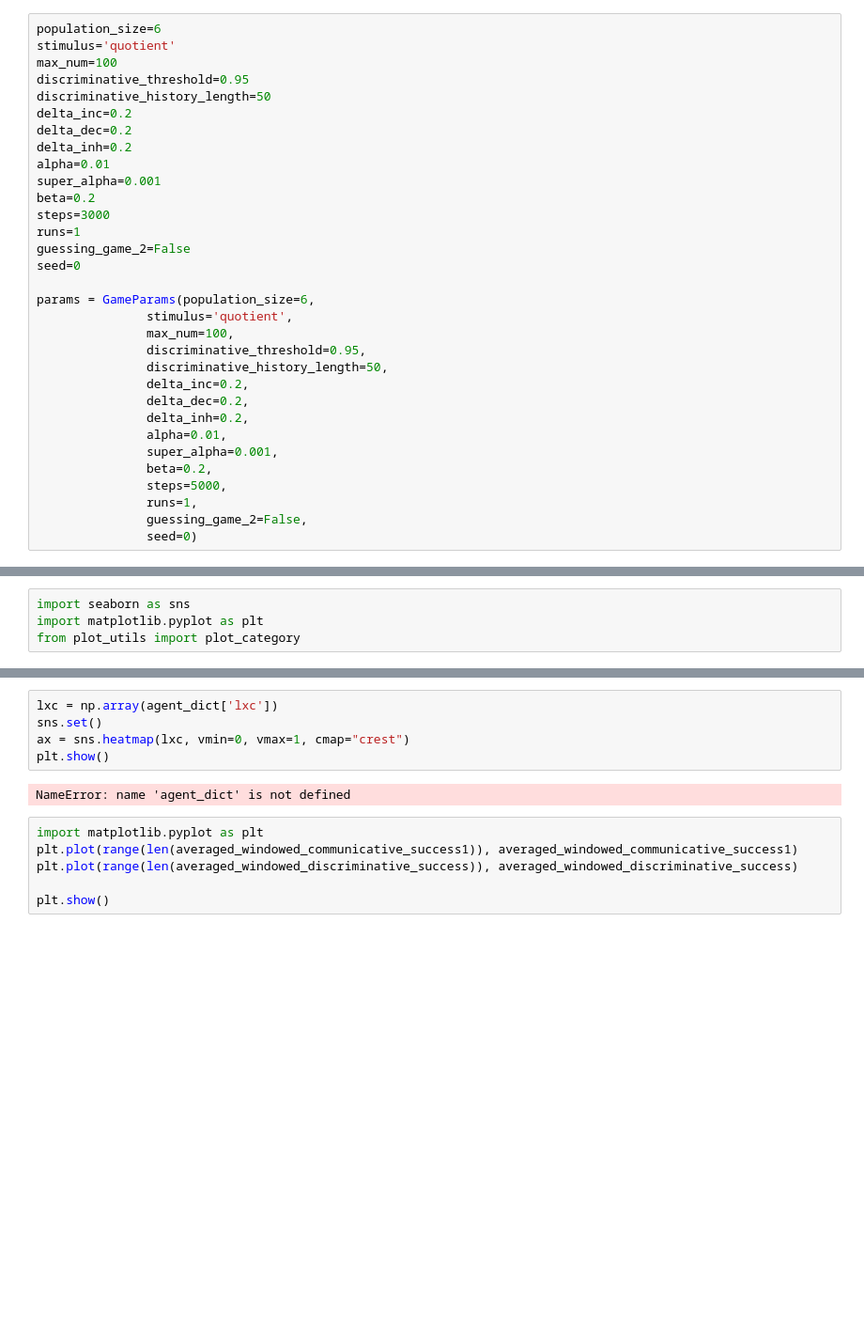
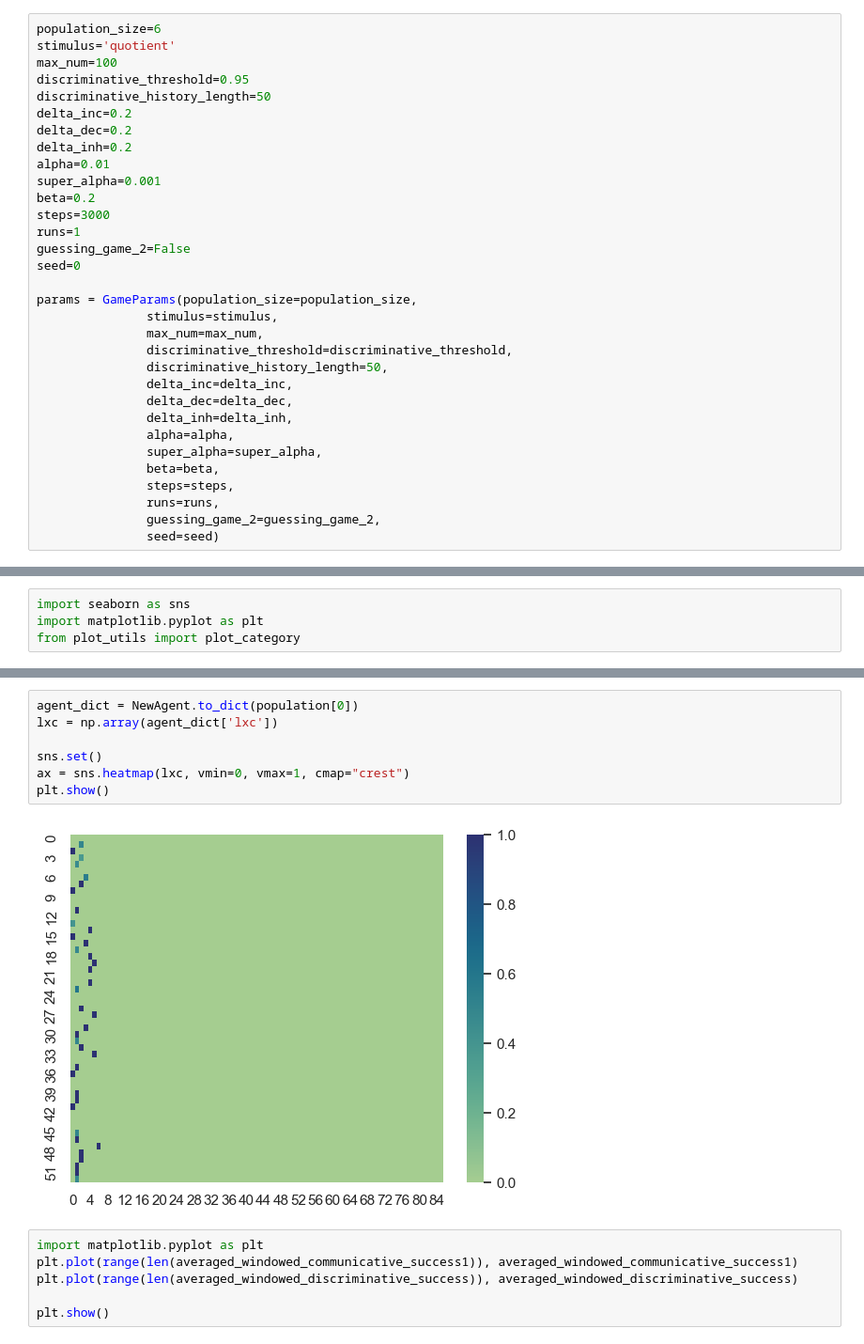
Before and after one commit to juszjusz/coordinating-quantifiers, a Jupyter notebook: v2/workbook.ipynb, the cells around one changed output, grey strips where cells are left out. Shown at 94% size. Saved outputs shown, nothing was run; the diff lists cells and outputs as text; blank space fills up the shorter version.

```diff
--- a/v2/workbook.ipynb
+++ b/v2/workbook.ipynb
@@ -21,21 +21,21 @@ runs=1
 guessing_game_2=False
 seed=0
 
-params = GameParams(population_size=6,
-               stimulus='quotient',
-               max_num=100,
-               discriminative_threshold=0.95,
+params = GameParams(population_size=population_size,
+               stimulus=stimulus,
+               max_num=max_num,
+               discriminative_threshold=discriminative_threshold,
                discriminative_history_length=50,
-               delta_inc=0.2,
-               delta_dec=0.2,
-               delta_inh=0.2,
-               alpha=0.01,
-               super_alpha=0.001,
-               beta=0.2,
-               steps=5000,
-               runs=1,
-               guessing_game_2=False,
-               seed=0)
+               delta_inc=delta_inc,
+               delta_dec=delta_dec,
+               delta_inh=delta_inh,
+               alpha=alpha,
+               super_alpha=super_alpha,
+               beta=beta,
+               steps=steps,
+               runs=runs,
+               guessing_game_2=guessing_game_2,
+               seed=seed)
 # %%
 r = next(new_random_f(seed=params.seed))
 agg_cs1 = []
@@ -75,10 +74,12 @@ plot_category(originated_from, semantic_meanings, calculator)
 # %%
+agent_dict = NewAgent.to_dict(population[0])
 lxc = np.array(agent_dict['lxc'])
+
 sns.set()
 ax = sns.heatmap(lxc, vmin=0, vmax=1, cmap="crest")
 plt.show()
 # %% [output]
-NameError: name 'agent_dict' is not defined
+[figure, added]
 # %%
 import matplotlib.pyplot as plt
 plt.plot(range(len(averaged_windowed_communicative_success1)), averaged_windowed_communicative_success1)
```
Also changed, not shown: parts of 1 cell of this notebook, 3 other files.
